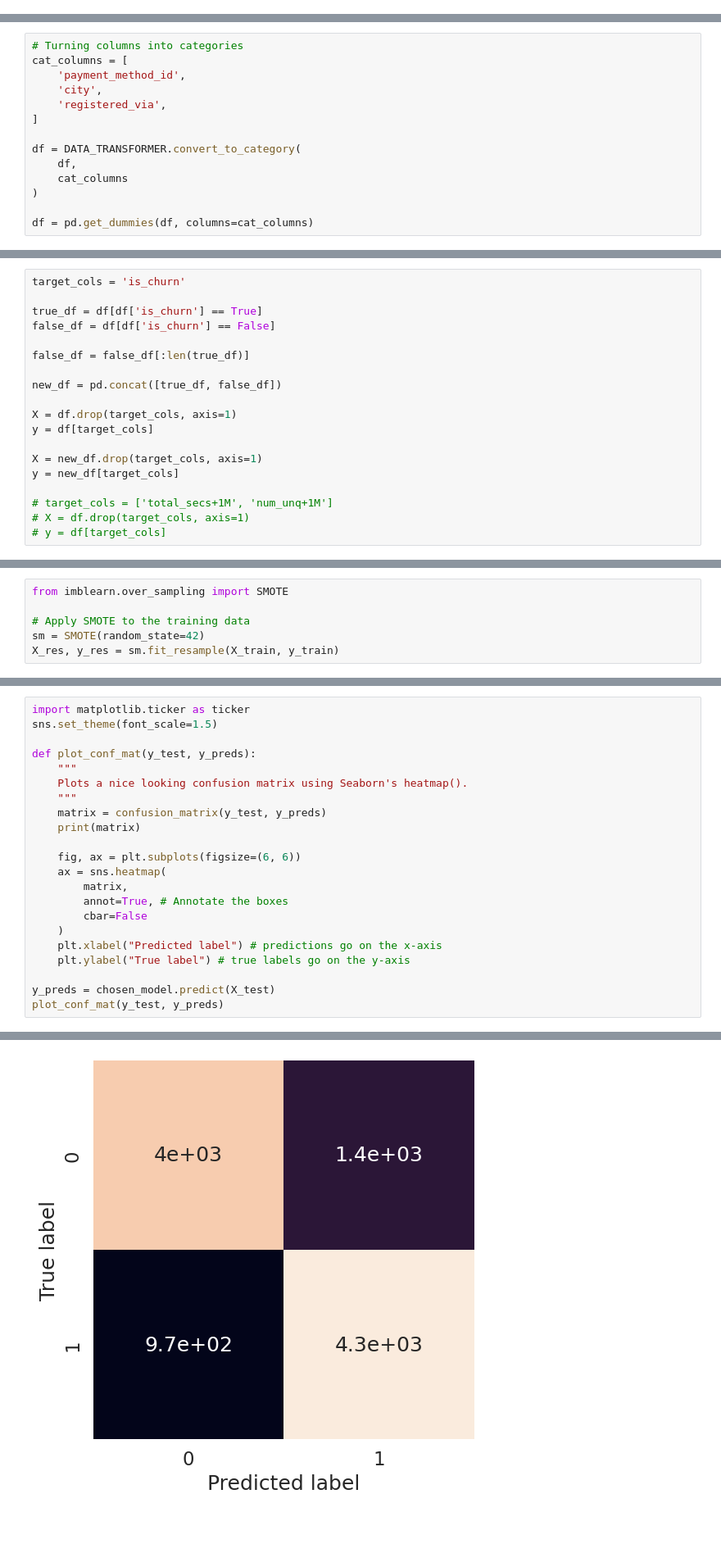
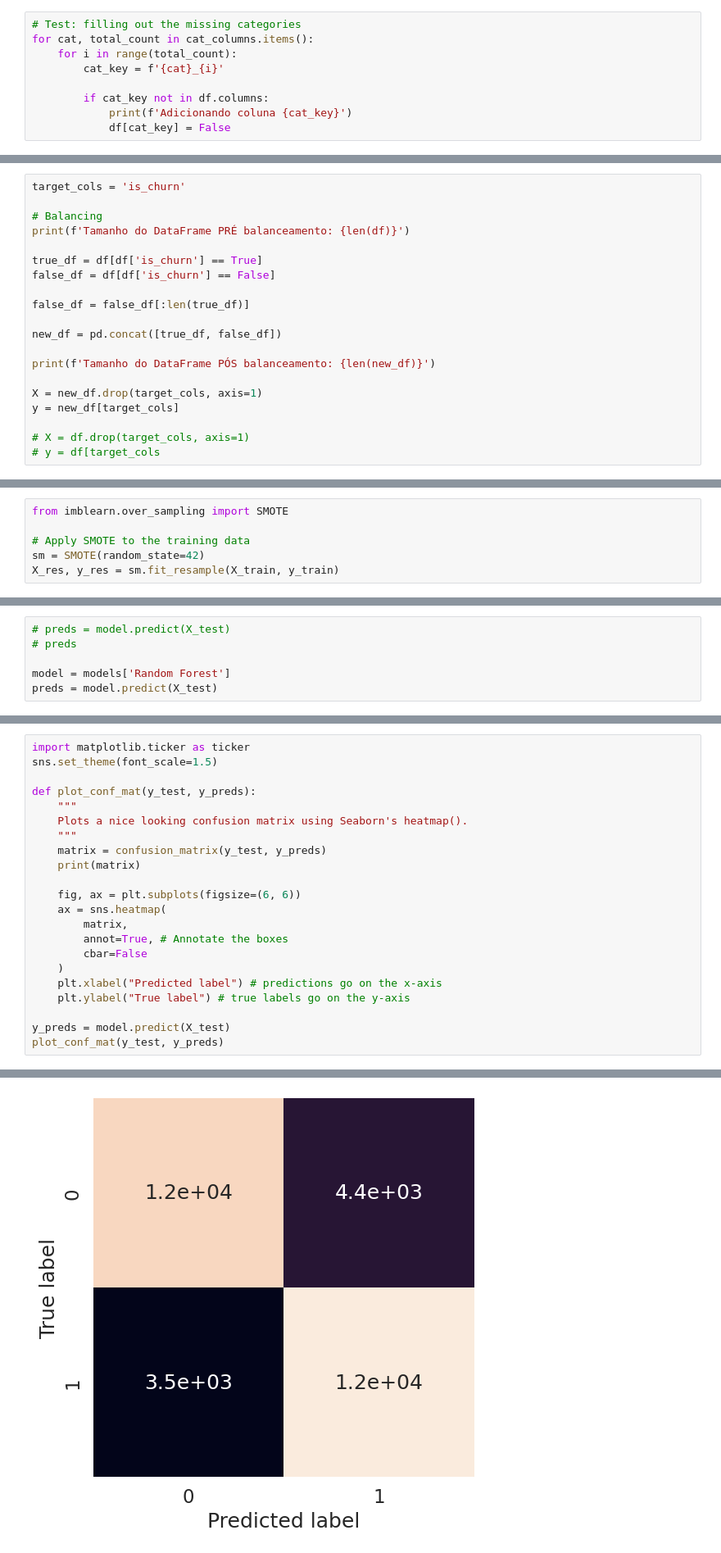
Before and after one commit to CaioAFA/2025-case-data-master-caio-arrabal, a Jupyter notebook: notebooks/04-Training-Model-Churn.ipynb, the cells around one changed output, grey strips where cells are left out. Shown at 82% size. Drawn from its saved outputs; the diff is of its cells as text; blank space fills up the shorter version.

```diff
--- a/notebooks/04-Training-Model-Churn.ipynb
+++ b/notebooks/04-Training-Model-Churn.ipynb
@@ -161,0 +204,9 @@ Dropando coluna msno_2
+# %%
+# Test: filling out the missing categories
+for cat, total_count in cat_columns.items():
+    for i in range(total_count):
+        cat_key = f'{cat}_{i}'
+
+        if cat_key not in df.columns:
+            print(f'Adicionando coluna {cat_key}')
+            df[cat_key] = False
@@ -182,14 +240,0 @@ df.head().T
-# %%
-# Turning columns into categories
-cat_columns = [
-    'payment_method_id',
-    'city',
-    'registered_via',
-]
-
-df = DATA_TRANSFORMER.convert_to_category(
-    df,
-    cat_columns
-)
-
-df = pd.get_dummies(df, columns=cat_columns)
@@ -211,5 +261,8 @@ Length: 89, dtype: object
 # %%
 target_cols = 'is_churn'
+
+# Balancing
+print(f'Tamanho do DataFrame PRÉ balanceamento: {len(df)}')
 
 true_df = df[df['is_churn'] == True]
 false_df = df[df['is_churn'] == False]
@@ -218,12 +271,10 @@ false_df = false_df[:len(true_df)]
 
 new_df = pd.concat([true_df, false_df])
 
-X = df.drop(target_cols, axis=1)
-y = df[target_cols]
+print(f'Tamanho do DataFrame PÓS balanceamento: {len(new_df)}')
 
 X = new_df.drop(target_cols, axis=1)
 y = new_df[target_cols]
 
-# target_cols = ['total_secs+1M', 'num_unq+1M']
 # X = df.drop(target_cols, axis=1)
-# y = df[target_cols]
+# y = df[target_cols
@@ -497,0 +441,6 @@ chosen_model = models['CatBoostClassifier']
+# %%
+# preds = model.predict(X_test)
+# preds
+
+model = models['Random Forest']
+preds = model.predict(X_test)
@@ -515,6 +482,6 @@ def plot_conf_mat(y_test, y_preds):
     plt.xlabel("Predicted label") # predictions go on the x-axis
     plt.ylabel("True label") # true labels go on the y-axis
 
-y_preds = chosen_model.predict(X_test)
+y_preds = model.predict(X_test)
 plot_conf_mat(y_test, y_preds)
 # %% [output]
@@ -523 +490 @@ plot_conf_mat(y_test, y_preds)
-[figure, old version]
+[figure, new version]
```
Also changed, not shown: parts of 46 cells of this notebook, 3 other files.
